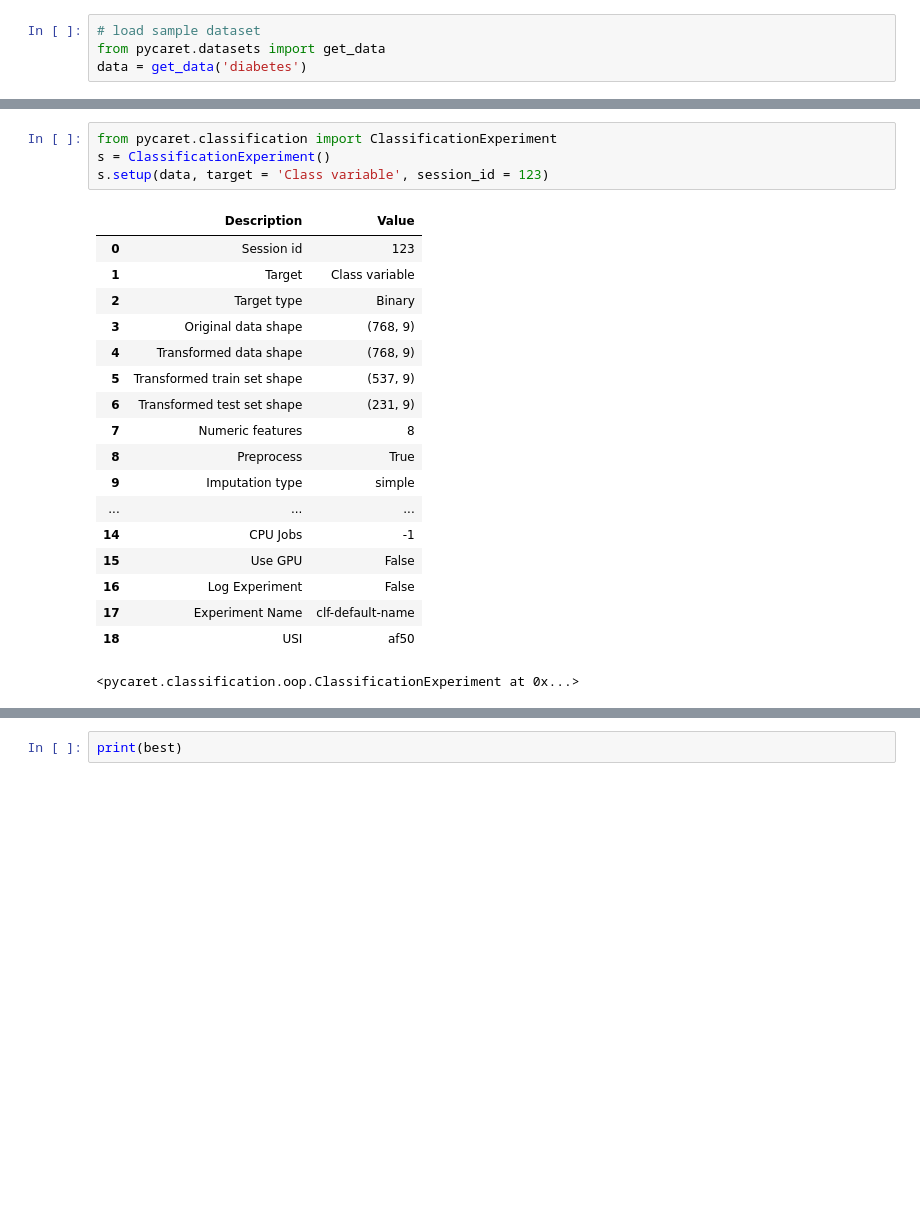
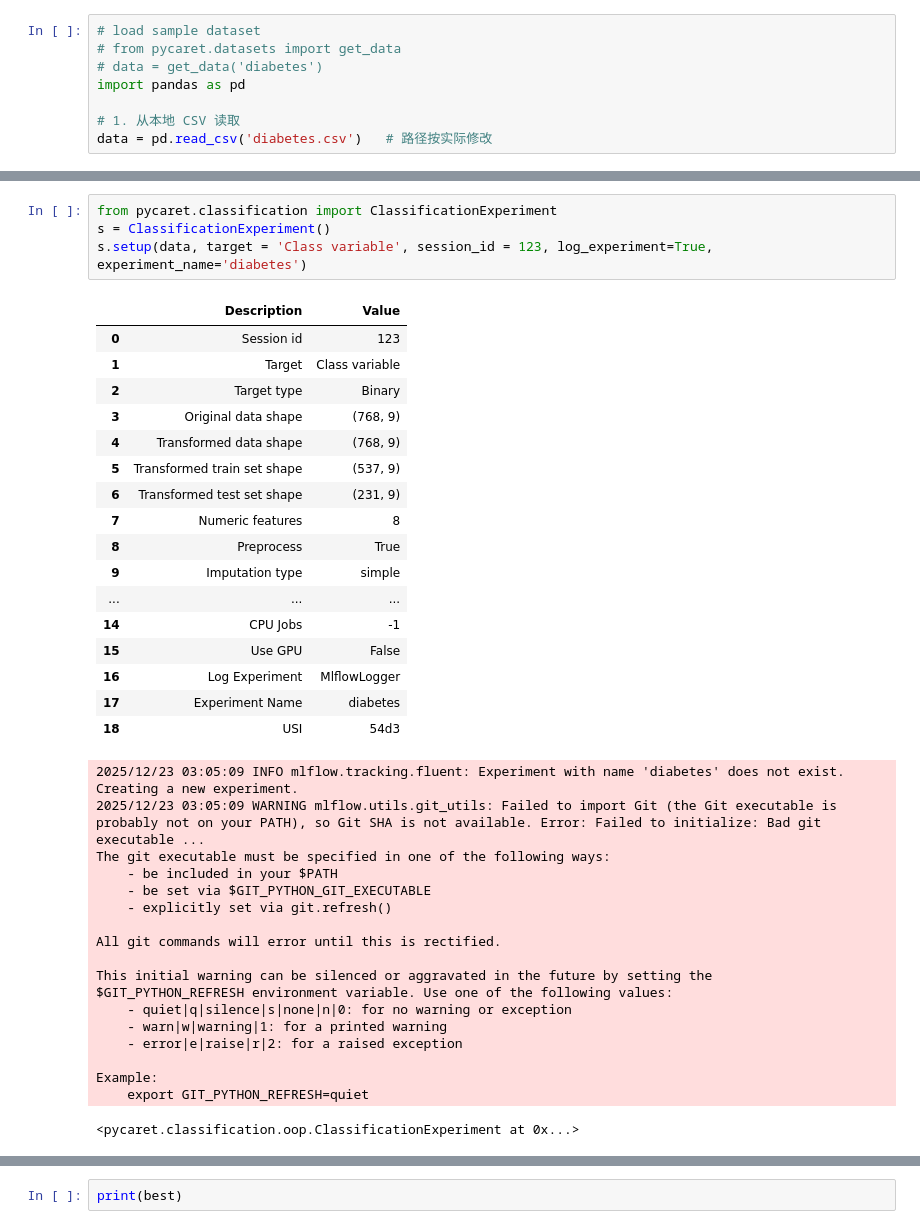
Before and after one commit to wuzhiping/pycaret, a Jupyter notebook: hello.ipynb, the cells around one changed output, grey strips where cells are left out. Saved outputs shown, nothing was run; the diff lists cells and outputs as text; blank space fills up the shorter version.

Commit message:
mlflow

```diff
--- a/hello.ipynb
+++ b/hello.ipynb
@@ -1,4 +5,8 @@
 # %%
 # load sample dataset
-from pycaret.datasets import get_data
-data = get_data('diabetes')
+# from pycaret.datasets import get_data
+# data = get_data('diabetes')
+import pandas as pd
+
+# 1. 从本地 CSV 读取
+data = pd.read_csv('diabetes.csv')   # 路径按实际修改
@@ -33,24 +81,41 @@ s = setup(data, target = 'Class variable', session_id = 123)
 # %%
 from pycaret.classification import ClassificationExperiment
 s = ClassificationExperiment()
-s.setup(data, target = 'Class variable', session_id = 123)
+s.setup(data, target = 'Class variable', session_id = 123, log_experiment=True, experiment_name='diabetes')
 # %% [output]
 |  | Description | Value |
 | 0 | Session id | 123 |
 | 1 | Target | Class variable |
 | 2 | Target type | Binary |
 | 3 | Original data shape | (768, 9) |
 | 4 | Transformed data shape | (768, 9) |
 | 5 | Transformed train set shape | (537, 9) |
 | 6 | Transformed test set shape | (231, 9) |
 | 7 | Numeric features | 8 |
 | 8 | Preprocess | True |
 | 9 | Imputation type | simple |
 | ... | ... | ... |
 | 14 | CPU Jobs | -1 |
 | 15 | Use GPU | False |
-| 16 | Log Experiment | False |
-| 17 | Experiment Name | clf-default-name |
-| 18 | USI | af50 |
+| 16 | Log Experiment | MlflowLogger |
+| 17 | Experiment Name | diabetes |
+| 18 | USI | 54d3 |
-<pycaret.classification.oop.ClassificationExperiment at 0x...>
+2025/12/23 03:05:09 INFO mlflow.tracking.fluent: Experiment with name 'diabetes' does not exist. Creating a new experiment.
+2025/12/23 03:05:09 WARNING mlflow.utils.git_utils: Failed to import Git (the Git executable is probably not on your PATH), so Git SHA is not available. Error: Failed to initialize: Bad git executable ...
+The git executable must be specified in one of the following ways:
+    - be included in your $PATH
+    - be set via $GIT_PYTHON_GIT_EXECUTABLE
+    - explicitly set via git.refresh()
+
+All git commands will error until this is rectified.
+
+This initial warning can be silenced or aggravated in the future by setting the
+$GIT_PYTHON_REFRESH environment variable. Use one of the following values:
+    - quiet|q|silence|s|none|n|0: for no warning or exception
+    - warn|w|warning|1: for a printed warning
+    - error|e|raise|r|2: for a raised exception
+
+Example:
+    export GIT_PYTHON_REFRESH=quiet
+<pycaret.classification.oop.ClassificationExperiment at 0x...>
 # %%
```
Also changed, not shown: parts of 14 cells of this notebook, 1 other file.
